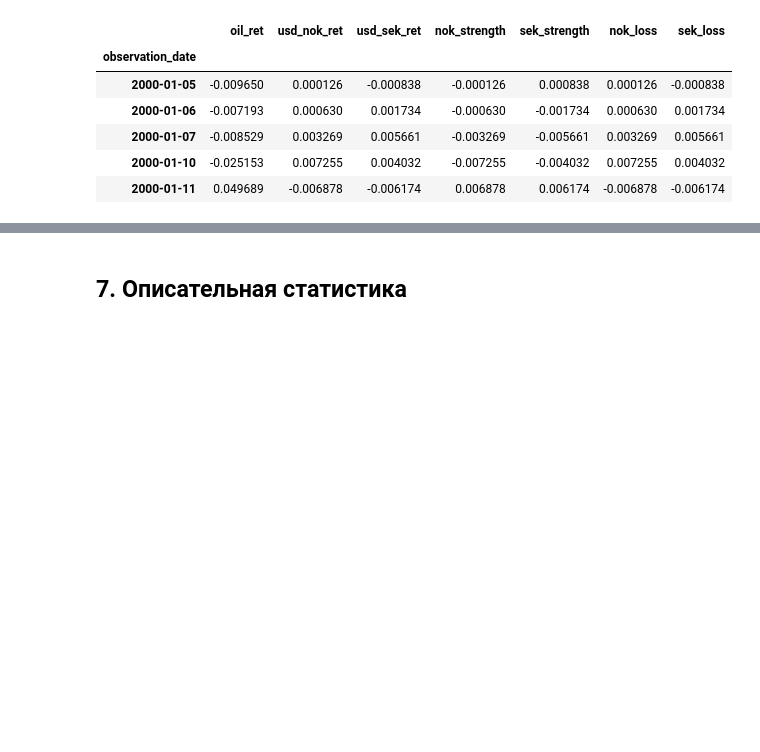
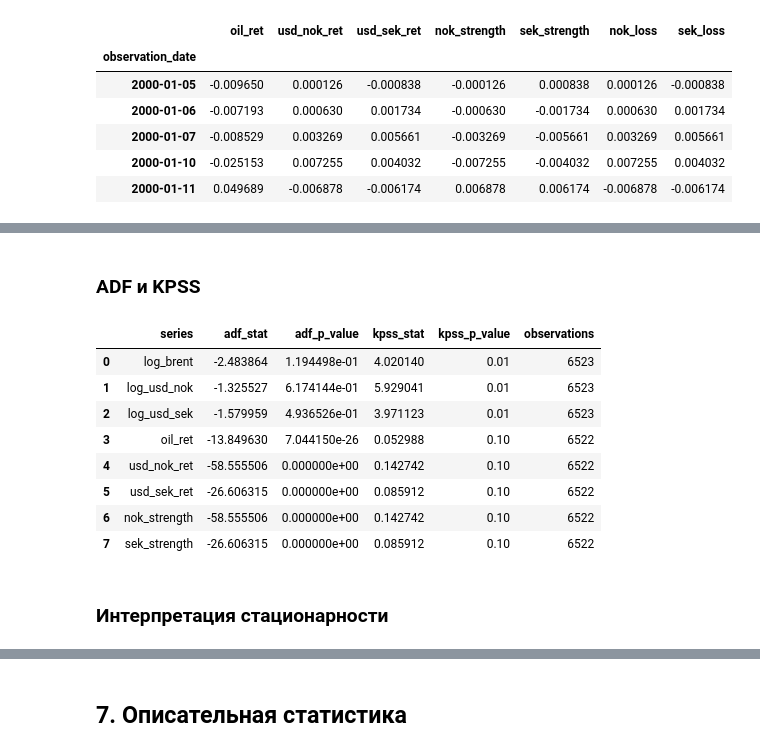
Before and after one commit to Coder1310/oil_fx_risk, a Jupyter notebook: oil_fx_risk_project.ipynb, the cells around one changed output, grey strips where cells are left out. Cells and saved outputs as stored; diff of their text form; code cells hidden in the pictures; blank space fills up the shorter version.

```diff
--- a/oil_fx_risk_project.ipynb
+++ b/oil_fx_risk_project.ipynb
@@ -195,0 +204,10 @@ returns.head()
+# %%
+log_levels = np.log(raw[["brent", "usd_nok", "usd_sek"]]).dropna()
+
+log_levels = log_levels.rename(columns={
+  "brent": "log_brent",
+  "usd_nok": "log_usd_nok",
+  "usd_sek": "log_usd_sek"
+})
+
+log_levels.head()
@@ -195,0 +222,44 @@ returns.head()
+# %% [markdown]
+### ADF и KPSS
+# %%
+def stationarity_tests(series, name):
+  values = series.dropna()
+
+  adf_result = adfuller(values, autolag="AIC")
+  kpss_result = kpss(values, regression="c", nlags="auto")
+
+  return {
+    "series": name,
+    "adf_stat": adf_result[0],
+    "adf_p_value": adf_result[1],
+    "kpss_stat": kpss_result[0],
+    "kpss_p_value": kpss_result[1],
+    "observations": len(values)
+  }
+
+
+stationarity_rows = []
+
+for col in log_levels.columns:
+  stationarity_rows.append(stationarity_tests(log_levels[col], col))
+
+for col in ["oil_ret", "usd_nok_ret", "usd_sek_ret", "nok_strength", "sek_strength"]:
+  stationarity_rows.append(stationarity_tests(returns[col], col))
+
+stationarity_table = pd.DataFrame(stationarity_rows)
+
+stationarity_table.to_csv(output_dir / "stationarity_tests.csv", index=False)
+
+stationarity_table
+# %% [output]
+|  | series | adf_stat | adf_p_value | kpss_stat | kpss_p_value | observations |
+| 0 | log_brent | -2.483864 | 1.194498e-01 | 4.020140 | 0.01 | 6523 |
+| 1 | log_usd_nok | -1.325527 | 6.174144e-01 | 5.929041 | 0.01 | 6523 |
+| 2 | log_usd_sek | -1.579959 | 4.936526e-01 | 3.971123 | 0.01 | 6523 |
+| 3 | oil_ret | -13.849630 | 7.044150e-26 | 0.052988 | 0.10 | 6522 |
+| 4 | usd_nok_ret | -58.555506 | 0.000000e+00 | 0.142742 | 0.10 | 6522 |
+| 5 | usd_sek_ret | -26.606315 | 0.000000e+00 | 0.085912 | 0.10 | 6522 |
+| 6 | nok_strength | -58.555506 | 0.000000e+00 | 0.142742 | 0.10 | 6522 |
+| 7 | sek_strength | -26.606315 | 0.000000e+00 | 0.085912 | 0.10 | 6522 |
+# %% [markdown]
+### Интерпретация стационарности
```
Also changed, not shown: parts of 31 cells of this notebook, 8 other files.
